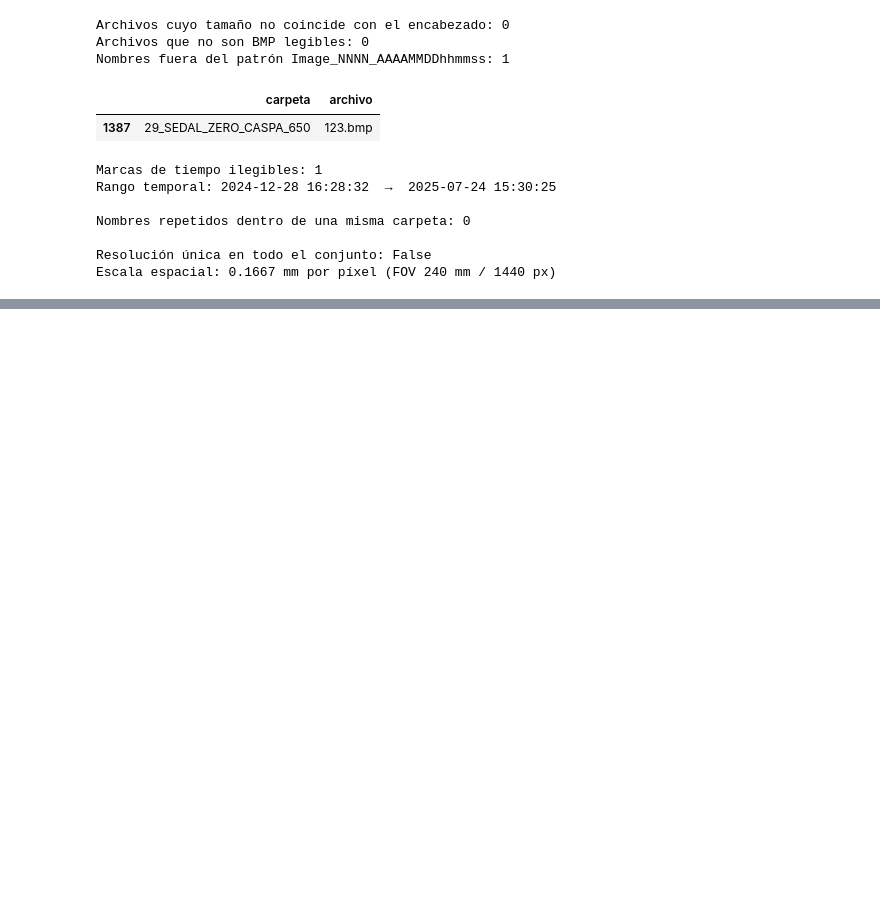
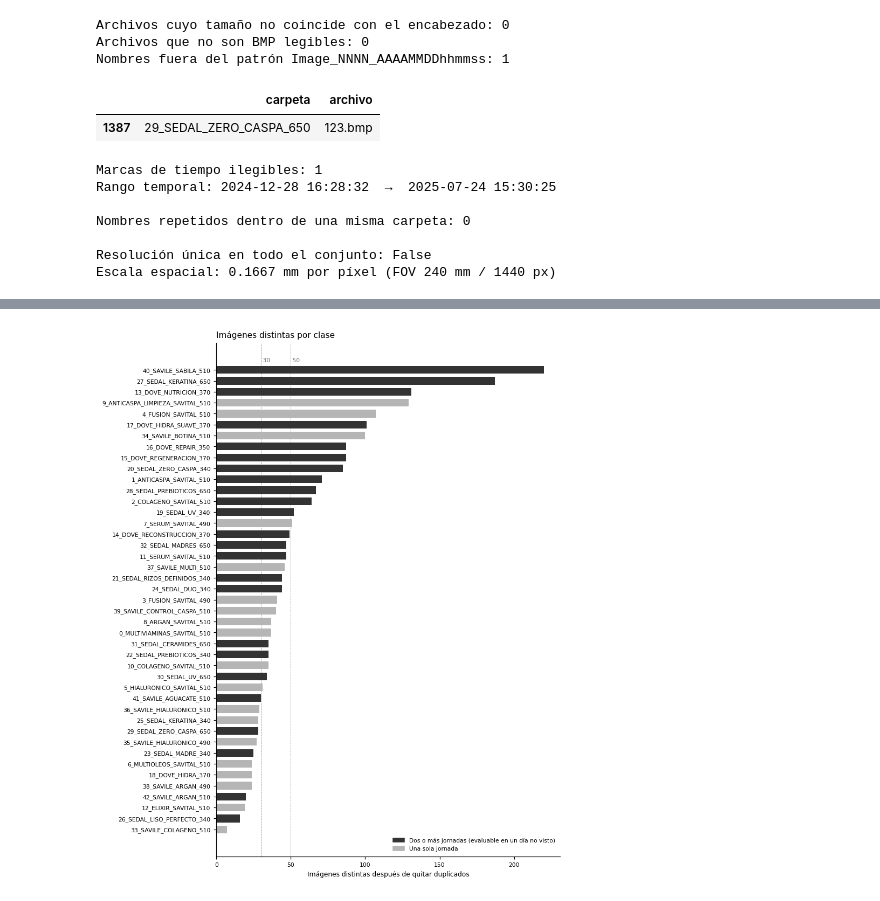
Before and after one commit to feliperangel204-cpu/proyecto-aplicado-1, a Jupyter notebook: notebooks/Proyecto-aplicado-Desa.ipynb, the cells around one changed output, grey strips where cells are left out. Cells and saved outputs as stored; diff of their text form; code cells hidden in the pictures; blank space fills up the shorter version.

```diff
--- a/notebooks/Proyecto-aplicado-Desa.ipynb
+++ b/notebooks/Proyecto-aplicado-Desa.ipynb
@@ -378,0 +928,21 @@ Escala espacial: 0.1667 mm por píxel (FOV 240 mm / 1440 px)
+# %%
+# ── Comprobación: ¿el MD5 encuentra lo que el nombre ya delataba? ──
+copias = inv[inv.archivo.str.contains('copia', case=False)]
+en_grupo = copias.md5.isin(dup.md5)
+print(f'Archivos " - copia": {len(copias)} · con huella repetida: {int(en_grupo.sum())}')
+display(copias.loc[~en_grupo, ['carpeta', 'archivo']])
+
+# ── Comprobación: ¿la imagen 944×1440 es una rotación de otra de su carpeta? ──
+rara = inv[(inv.ancho == 944) & (inv.alto == 1440)].iloc[0]
+px = np.asarray(Image.open(RAIZ / rara.ruta).convert('RGB'))
+candidatas = inv[(inv.carpeta == rara.carpeta) & (inv.ancho == 1440) & (inv.alto == 944)]
+hallada = None
+for _, c in candidatas.iterrows():
+    otra = np.asarray(Image.open(RAIZ / c.ruta).convert('RGB'))
+    for k in (1, 3):
+        if np.array_equal(np.rot90(px, k), otra):
+            hallada = (c.archivo, 90 * k)
+            break
+    if hallada: break
+print('\nRotación idéntica de otra imagen de la carpeta:',
+      hallada if hallada else 'no se encontró ninguna (de las 201 comparadas)')
@@ -378,0 +1333,26 @@ Escala espacial: 0.1667 mm por píxel (FOV 240 mm / 1440 px)
+# %%
+# ── Figura: imágenes distintas por clase ──
+from matplotlib.patches import Patch
+
+d = dist.sort_values('imagenes_distintas')
+colores = np.where(d.evaluable_por_jornada, '#333333', '#b5b5b5')
+
+fig, ax = plt.subplots(figsize=(8, 9.5))
+ax.barh(d.index, d.imagenes_distintas, color=colores, height=0.7)
+for x in (30, 50):
+    ax.axvline(x, color='#999999', linewidth=0.6, linestyle='--', zorder=0)
+    ax.text(x, len(d) - 0.4, f' {x}', fontsize=7, color='#666666', va='bottom')
+ax.tick_params(axis='y', labelsize=7)
+ax.tick_params(axis='x', labelsize=7)
+ax.set_xlabel('Imágenes distintas después de quitar duplicados', fontsize=8)
+for borde in ('top', 'right'):
+    ax.spines[borde].set_visible(False)
+ax.legend(handles=[Patch(color='#333333', label='Dos o más jornadas (evaluable en un día no visto)'),
+                   Patch(color='#b5b5b5', label='Una sola jornada')],
+          loc='lower right', frameon=False, fontsize=7)
+ax.set_title('Imágenes distintas por clase', fontsize=10, loc='left')
+plt.tight_layout()
+plt.savefig(SALIDA / 'fig_distribucion_clases.png', dpi=200, bbox_inches='tight')
+plt.show()
+# %% [output]
+[figure, added]
```
Also changed, not shown: parts of 36 cells of this notebook.
